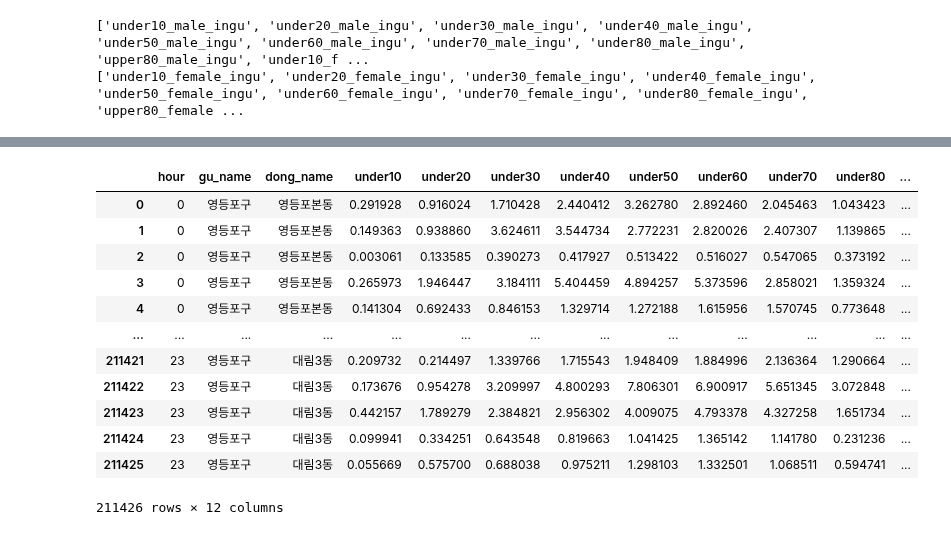
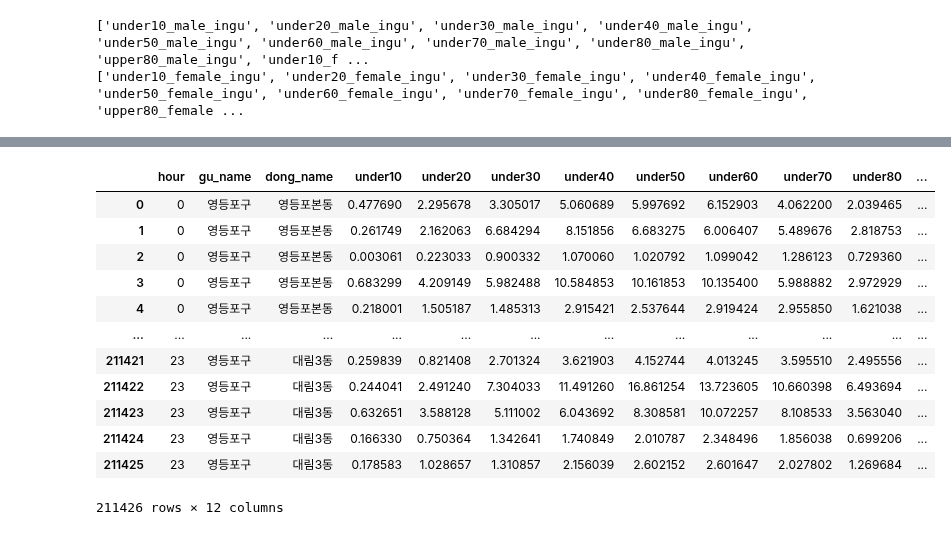
Before and after one commit to Edwardkim0/Place_trend_analysis, a Jupyter notebook: eda.ipynb, the cells around one changed output, grey strips where cells are left out. Saved outputs shown, nothing was run; the diff lists cells and outputs as text; code cells hidden in the pictures.

```diff
--- a/eda.ipynb
+++ b/eda.ipynb
@@ -7,7 +7,7 @@ import matplotlib.pyplot as plt
 import seaborn as sns
 import pandas_profiling as pp
 # %%
-yp_df = pd.read_excel("../../data/moving_population/ingu_hour_yeungdeungpo.xlsx",sheet_name=0)
+yp_df = pd.read_excel("../data/moving_population/ingu_hour_yeungdeungpo.xlsx",sheet_name=0)
 # %%
 yp_df.describe()
 # %% [output]
@@ -21,3 +21,6 @@ yp_df.describe()
 | 75% | 20190911.0 | 18.000000 | 126.919405 | 37.530913 | 11560.0 | 1.156062e+09 | 0.309218 | 1.687028 | 3.740847 | ... |
 | max | 20190911.0 | 23.000000 | 126.949853 | 37.555643 | 11560.0 | 1.156072e+09 | 5.971869 | 30.339455 | 138.267928 | ... |
 8 rows × 33 columns
+# %%
+yp_df_debug = yp_df.loc[:,['hour','under40_ingu','under40_male_ingu','under40_female_ingu']]
+yp_df_debug
@@ -23,0 +41,4 @@ yp_df.describe()
+# %%
+x = yp_df_debug.groupby('hour').sum()
+x['debug'] = x.apply(lambda row:row['under40_male_ingu']+row['under40_female_ingu'],axis=1)
+x
@@ -180,26 +240,21 @@ yp_df
 # %%
 new_ingu_var = [x.split('_')[0] for x in ingu_var if len(x)<13]
 yp_df_3 = yp_df.loc[:,['hour','gu_name','dong_name']]
-yp_df_3_male = yp_df_3.copy()
-yp_df_3_female = yp_df_3.copy()
 for idx,_var in enumerate(new_ingu_var):
     yp_df_3[_var] = yp_df.apply(lambda row:row[male_ingu_var[idx]]+row[female_ingu_var[idx]],axis=1)
-    yp_df_3_male[_var] = yp_df[male_ingu_var[idx]]
-    yp_df_3_female[_var] = yp_df[female_ingu_var[idx]]
-yp_df_3_female
 # %% [output]
 |  | hour | gu_name | dong_name | under10 | under20 | under30 | under40 | under50 | under60 | under70 | under80 | ... |
-| 0 | 0 | 영등포구 | 영등포본동 | 0.291928 | 0.916024 | 1.710428 | 2.440412 | 3.262780 | 2.892460 | 2.045463 | 1.043423 | ... |
-| 1 | 0 | 영등포구 | 영등포본동 | 0.149363 | 0.938860 | 3.624611 | 3.544734 | 2.772231 | 2.820026 | 2.407307 | 1.139865 | ... |
-| 2 | 0 | 영등포구 | 영등포본동 | 0.003061 | 0.133585 | 0.390273 | 0.417927 | 0.513422 | 0.516027 | 0.547065 | 0.373192 | ... |
-| 3 | 0 | 영등포구 | 영등포본동 | 0.265973 | 1.946447 | 3.184111 | 5.404459 | 4.894257 | 5.373596 | 2.858021 | 1.359324 | ... |
-| 4 | 0 | 영등포구 | 영등포본동 | 0.141304 | 0.692433 | 0.846153 | 1.329714 | 1.272188 | 1.615956 | 1.570745 | 0.773648 | ... |
+| 0 | 0 | 영등포구 | 영등포본동 | 0.477690 | 2.295678 | 3.305017 | 5.060689 | 5.997692 | 6.152903 | 4.062200 | 2.039465 | ... |
+| 1 | 0 | 영등포구 | 영등포본동 | 0.261749 | 2.162063 | 6.684294 | 8.151856 | 6.683275 | 6.006407 | 5.489676 | 2.818753 | ... |
+| 2 | 0 | 영등포구 | 영등포본동 | 0.003061 | 0.223033 | 0.900332 | 1.070060 | 1.020792 | 1.099042 | 1.286123 | 0.729360 | ... |
+| 3 | 0 | 영등포구 | 영등포본동 | 0.683299 | 4.209149 | 5.982488 | 10.584853 | 10.161853 | 10.135400 | 5.988882 | 2.972929 | ... |
+| 4 | 0 | 영등포구 | 영등포본동 | 0.218001 | 1.505187 | 1.485313 | 2.915421 | 2.537644 | 2.919424 | 2.955850 | 1.621038 | ... |
 | ... | ... | ... | ... | ... | ... | ... | ... | ... | ... | ... | ... | ... |
-| 211421 | 23 | 영등포구 | 대림3동 | 0.209732 | 0.214497 | 1.339766 | 1.715543 | 1.948409 | 1.884996 | 2.136364 | 1.290664 | ... |
-| 211422 | 23 | 영등포구 | 대림3동 | 0.173676 | 0.954278 | 3.209997 | 4.800293 | 7.806301 | 6.900917 | 5.651345 | 3.072848 | ... |
-| 211423 | 23 | 영등포구 | 대림3동 | 0.442157 | 1.789279 | 2.384821 | 2.956302 | 4.009075 | 4.793378 | 4.327258 | 1.651734 | ... |
-| 211424 | 23 | 영등포구 | 대림3동 | 0.099941 | 0.334251 | 0.643548 | 0.819663 | 1.041425 | 1.365142 | 1.141780 | 0.231236 | ... |
-| 211425 | 23 | 영등포구 | 대림3동 | 0.055669 | 0.575700 | 0.688038 | 0.975211 | 1.298103 | 1.332501 | 1.068511 | 0.594741 | ... |
+| 211421 | 23 | 영등포구 | 대림3동 | 0.259839 | 0.821408 | 2.701324 | 3.621903 | 4.152744 | 4.013245 | 3.595510 | 2.495556 | ... |
+| 211422 | 23 | 영등포구 | 대림3동 | 0.244041 | 2.491240 | 7.304033 | 11.491260 | 16.861254 | 13.723605 | 10.660398 | 6.493694 | ... |
+| 211423 | 23 | 영등포구 | 대림3동 | 0.632651 | 3.588128 | 5.111002 | 6.043692 | 8.308581 | 10.072257 | 8.108533 | 3.563040 | ... |
+| 211424 | 23 | 영등포구 | 대림3동 | 0.166330 | 0.750364 | 1.342641 | 1.740849 | 2.010787 | 2.348496 | 1.856038 | 0.699206 | ... |
+| 211425 | 23 | 영등포구 | 대림3동 | 0.178583 | 1.028657 | 1.310857 | 2.156039 | 2.602152 | 2.601647 | 2.027802 | 1.269684 | ... |
 211426 rows × 12 columns
 # %%
 analysis_time_stack = yp_df_3.groupby('hour').sum()
```
Also changed, not shown: parts of 27 cells of this notebook, 4 other files.
